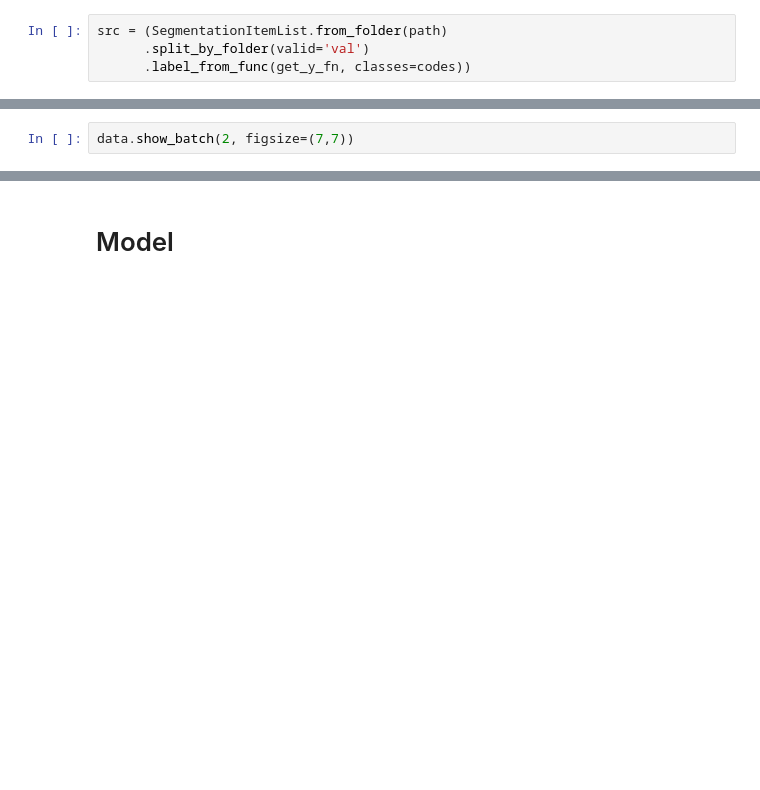
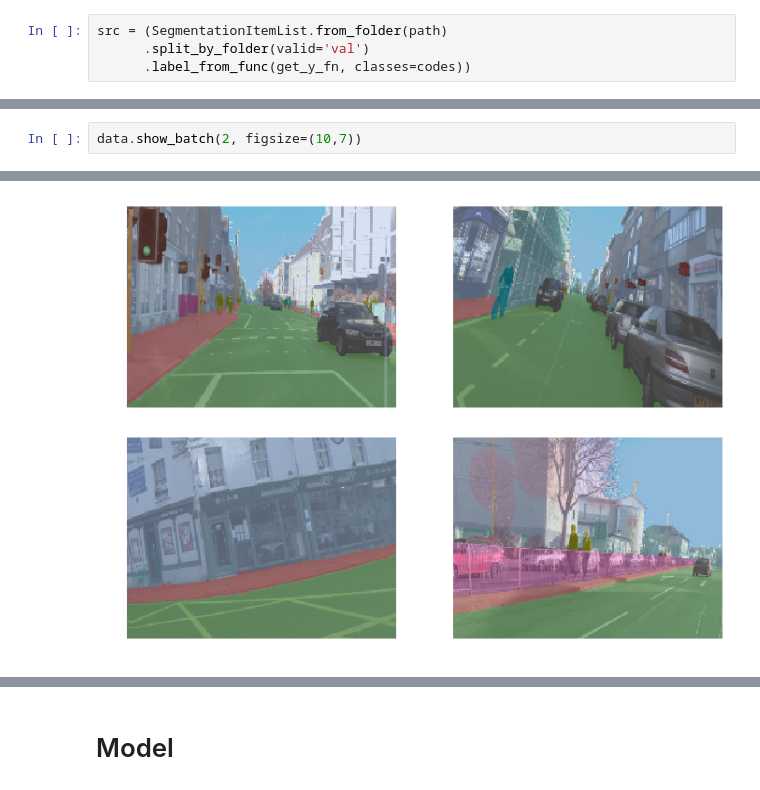
Before and after one commit to thanhluan001/fast-ai-nbs, a Jupyter notebook: 3 - Camvid Segmentation.ipynb, the cells around one changed output, grey strips where cells are left out. Saved outputs shown, nothing was run; the diff lists cells and outputs as text; blank space fills up the shorter version.

```diff
--- a/3 - Camvid Segmentation.ipynb
+++ b/3 - Camvid Segmentation.ipynb
@@ -121,3 +117,3 @@ Tried: 86,71,117,361,124...
 # %%
-data.show_batch(2, figsize=(7,7))
+data.show_batch(2, figsize=(10,7))
 # %% [output]
@@ -127,0 +120 @@ ValueError: Traceback (most recent call last):
+[figure, added]
```
Also changed, not shown: parts of 17 cells of this notebook.
